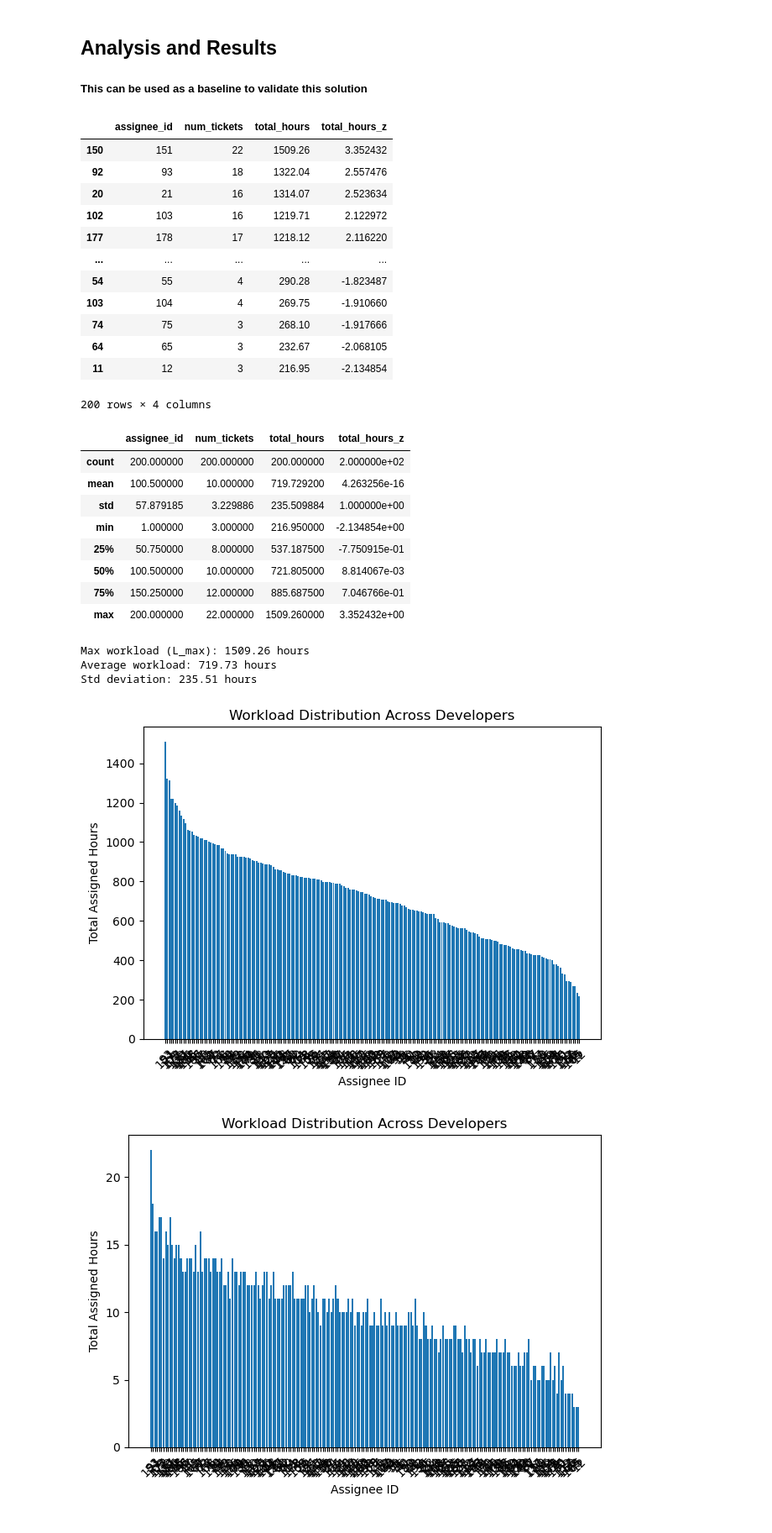
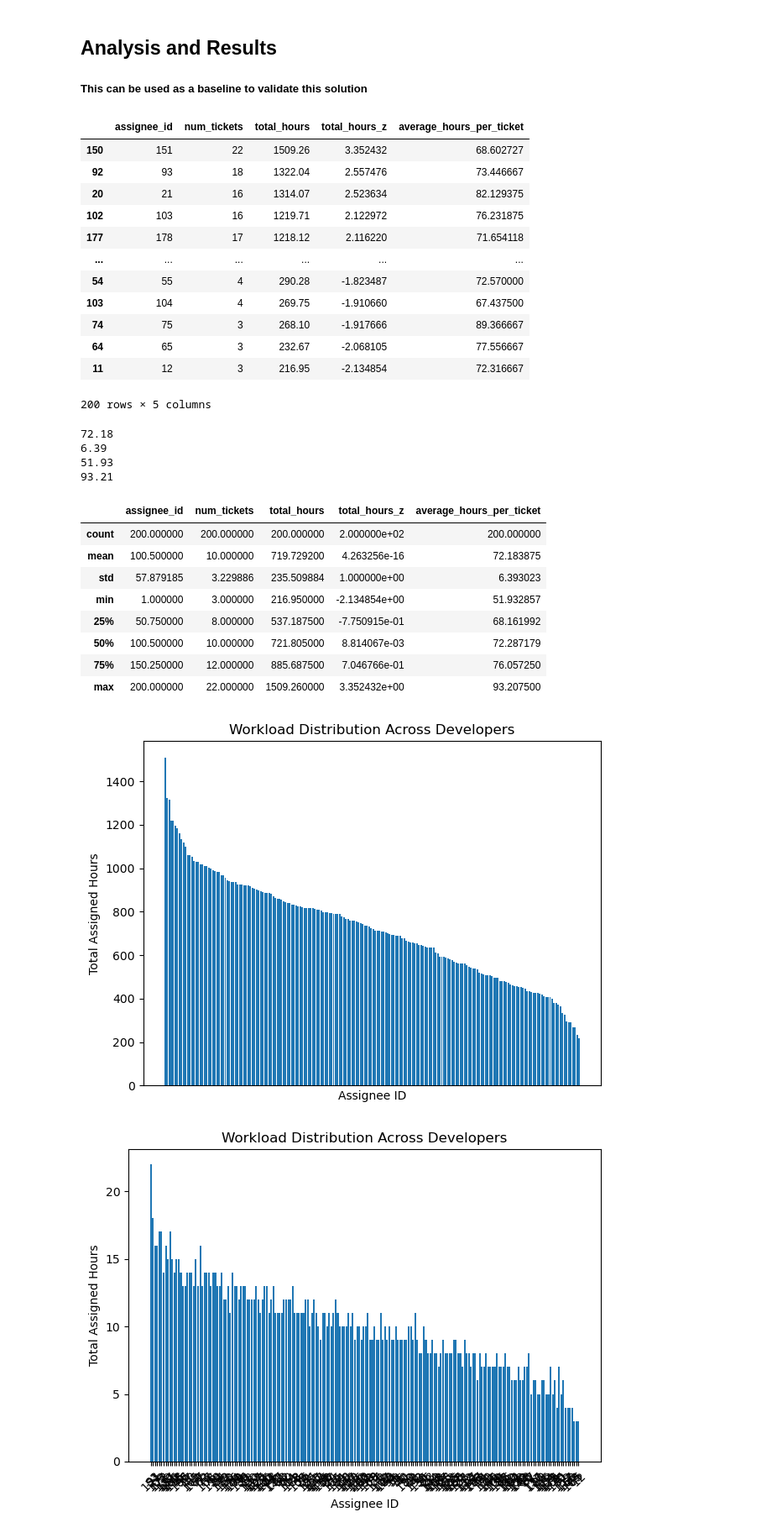
Before and after one commit to twliew/433-individual, a Jupyter notebook: analysis.ipynb, the cells around one changed output. Shown at 84% size. Saved outputs shown, nothing was run; the diff lists cells and outputs as text; code cells hidden in the pictures.

```diff
--- a/analysis.ipynb
+++ b/analysis.ipynb
@@ -20,60 +20,60 @@ summary = (
 # Add z-score normalization column for total_hours
 summary['total_hours_z'] = (summary['total_hours'] - summary['total_hours'].mean()) / summary['total_hours'].std()
 
+summary['average_hours_per_ticket'] = summary['total_hours'] / summary['num_tickets']
+
 # Sort by total_hours descending if needed
 summary = summary.sort_values(by='total_hours', ascending=False)
 
 summary
 # %% [output]
-|  | assignee_id | num_tickets | total_hours | total_hours_z |
-| 150 | 151 | 22 | 1509.26 | 3.352432 |
-| 92 | 93 | 18 | 1322.04 | 2.557476 |
-| 20 | 21 | 16 | 1314.07 | 2.523634 |
-| 102 | 103 | 16 | 1219.71 | 2.122972 |
-| 177 | 178 | 17 | 1218.12 | 2.116220 |
-| ... | ... | ... | ... | ... |
-| 54 | 55 | 4 | 290.28 | -1.823487 |
-| 103 | 104 | 4 | 269.75 | -1.910660 |
-| 74 | 75 | 3 | 268.10 | -1.917666 |
-| 64 | 65 | 3 | 232.67 | -2.068105 |
-| 11 | 12 | 3 | 216.95 | -2.134854 |
+|  | assignee_id | num_tickets | total_hours | total_hours_z | average_hours_per_ticket |
+| 150 | 151 | 22 | 1509.26 | 3.352432 | 68.602727 |
+| 92 | 93 | 18 | 1322.04 | 2.557476 | 73.446667 |
+| 20 | 21 | 16 | 1314.07 | 2.523634 | 82.129375 |
+| 102 | 103 | 16 | 1219.71 | 2.122972 | 76.231875 |
+| 177 | 178 | 17 | 1218.12 | 2.116220 | 71.654118 |
+| ... | ... | ... | ... | ... | ... |
+| 54 | 55 | 4 | 290.28 | -1.823487 | 72.570000 |
+| 103 | 104 | 4 | 269.75 | -1.910660 | 67.437500 |
+| 74 | 75 | 3 | 268.10 | -1.917666 | 89.366667 |
+| 64 | 65 | 3 | 232.67 | -2.068105 | 77.556667 |
+| 11 | 12 | 3 | 216.95 | -2.134854 | 72.316667 |
-200 rows × 4 columns
+200 rows × 5 columns
+# %%
+print(round(summary['average_hours_per_ticket'].mean(), 2))
+print(round(summary['average_hours_per_ticket'].std(), 2))
+print(round(summary['average_hours_per_ticket'].min(), 2))
+print(round(summary['average_hours_per_ticket'].max(), 2))
+# %% [output]
+72.18
+6.39
+51.93
+93.21
 # %%
 summary.describe()
 # %% [output]
-|  | assignee_id | num_tickets | total_hours | total_hours_z |
-| count | 200.000000 | 200.000000 | 200.000000 | 2.000000e+02 |
-| mean | 100.500000 | 10.000000 | 719.729200 | 4.263256e-16 |
-| std | 57.879185 | 3.229886 | 235.509884 | 1.000000e+00 |
-| min | 1.000000 | 3.000000 | 216.950000 | -2.134854e+00 |
-| 25% | 50.750000 | 8.000000 | 537.187500 | -7.750915e-01 |
-| 50% | 100.500000 | 10.000000 | 721.805000 | 8.814067e-03 |
-| 75% | 150.250000 | 12.000000 | 885.687500 | 7.046766e-01 |
-| max | 200.000000 | 22.000000 | 1509.260000 | 3.352432e+00 |
+|  | assignee_id | num_tickets | total_hours | total_hours_z | average_hours_per_ticket |
+| count | 200.000000 | 200.000000 | 200.000000 | 2.000000e+02 | 200.000000 |
+| mean | 100.500000 | 10.000000 | 719.729200 | 4.263256e-16 | 72.183875 |
+| std | 57.879185 | 3.229886 | 235.509884 | 1.000000e+00 | 6.393023 |
+| min | 1.000000 | 3.000000 | 216.950000 | -2.134854e+00 | 51.932857 |
+| 25% | 50.750000 | 8.000000 | 537.187500 | -7.750915e-01 | 68.161992 |
+| 50% | 100.500000 | 10.000000 | 721.805000 | 8.814067e-03 | 72.287179 |
+| 75% | 150.250000 | 12.000000 | 885.687500 | 7.046766e-01 | 76.057250 |
+| max | 200.000000 | 22.000000 | 1509.260000 | 3.352432e+00 | 93.207500 |
-# %%
-max_workload = summary['total_hours'].max()
-mean_workload = summary['total_hours'].mean()
-std_workload = summary['total_hours'].std()
-
-print(f"Max workload (L_max): {max_workload:.2f} hours")
-print(f"Average workload: {mean_workload:.2f} hours")
-print(f"Std deviation: {std_workload:.2f} hours")
-# %% [output]
-Max workload (L_max): 1509.26 hours
-Average workload: 719.73 hours
-Std deviation: 235.51 hours
 # %%
 # Bar chart of total hours per developer
 plt.figure()
 plt.bar(summary['assignee_id'].astype(str), summary['total_hours'])
 plt.xlabel('Assignee ID')
 plt.ylabel('Total Assigned Hours')
 plt.title('Workload Distribution Across Developers')
-plt.xticks(rotation=45)
+plt.xticks([])
 plt.tight_layout()
 plt.show()
 # %% [output]
-[figure, old version]
+[figure, new version]
 # %%
 import matplotlib.pyplot as plt
 
```
Also changed, not shown: parts of 4 cells of this notebook, 3 other files.
